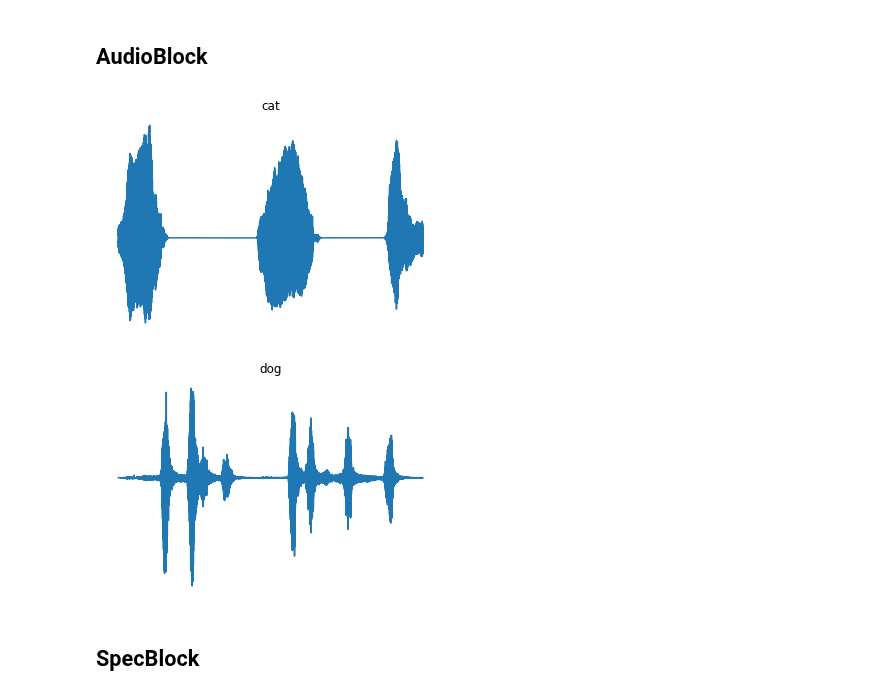
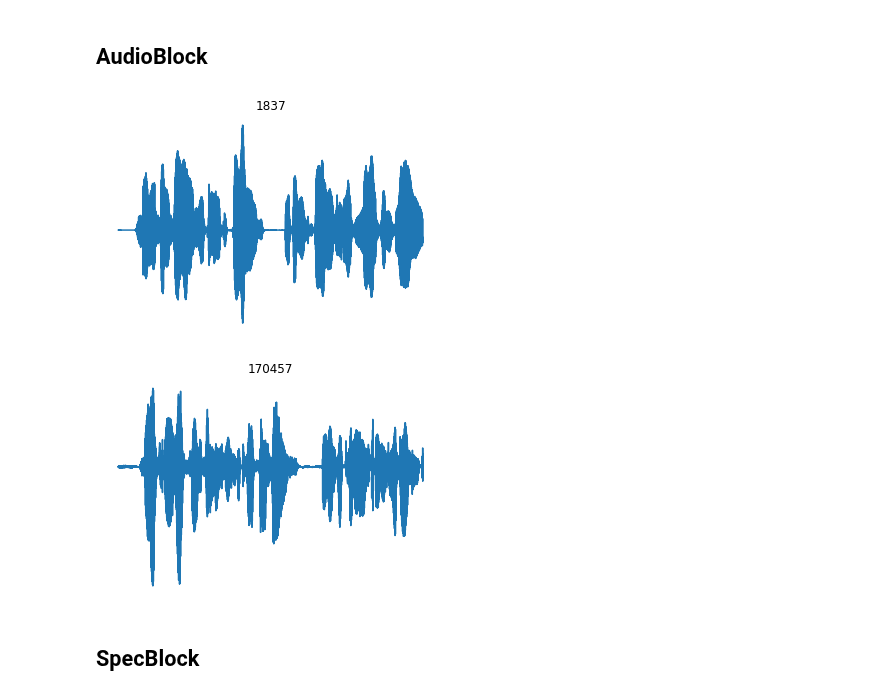
Before and after one commit to holyfiddlex/Speech-Separation, a Jupyter notebook: nbdev/03_data.ipynb, the cells around one changed output. Saved outputs shown, nothing was run; the diff lists cells and outputs as text; code cells hidden in the pictures.

```diff
--- a/nbdev/03_data.ipynb
+++ b/nbdev/03_data.ipynb
@@ -12,3 +10,5 @@ fn = Path("../data")
+# %%
+fn = Path("/home/cerberus/Music/LibriSpeech/test-clean/")
 # %% [markdown]
 # DataBlocks
 > DataBlock Examples for audio classification and mask generation
@@ -31,11 +26,17 @@ data = DataBlock(blocks=(AudioBlock(AudioMono), CategoryBlock),
 # %% [markdown]
 ## AudioBlock
+# %%
+data = DataBlock(blocks=(AudioBlock(AudioMono), CategoryBlock),
+                  get_items=get_audio_files,
+                  splitter=RandomSplitter(),
+                  get_y=parent_label,
+                  item_tfms=(Resample(22048), Clip(5)))
 # %%
-dbunch = data.databunch(fn, item_tfms=(Resample(22048), Clip(5)), bs=2)
+dls = data.dataloaders(fn, bs=2)
 
-dbunch.show_batch()
+dls.show_batch()
 # %% [output]
-[figure, old version]
+[figure, new version]
-[figure, old version]
+[figure, new version]
 # %% [markdown]
 ## SpecBlock
```
Also changed, not shown: parts of 15 cells of this notebook, 7 other files.
